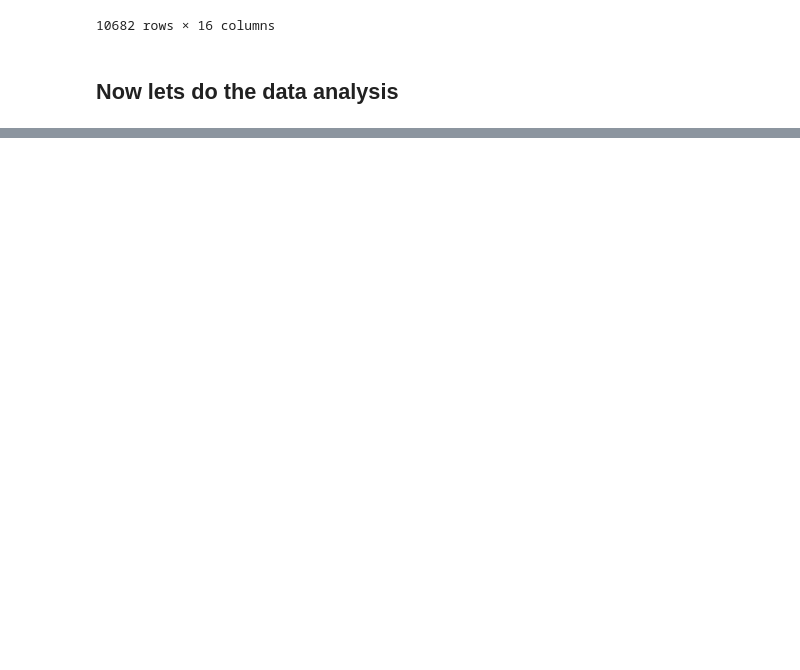
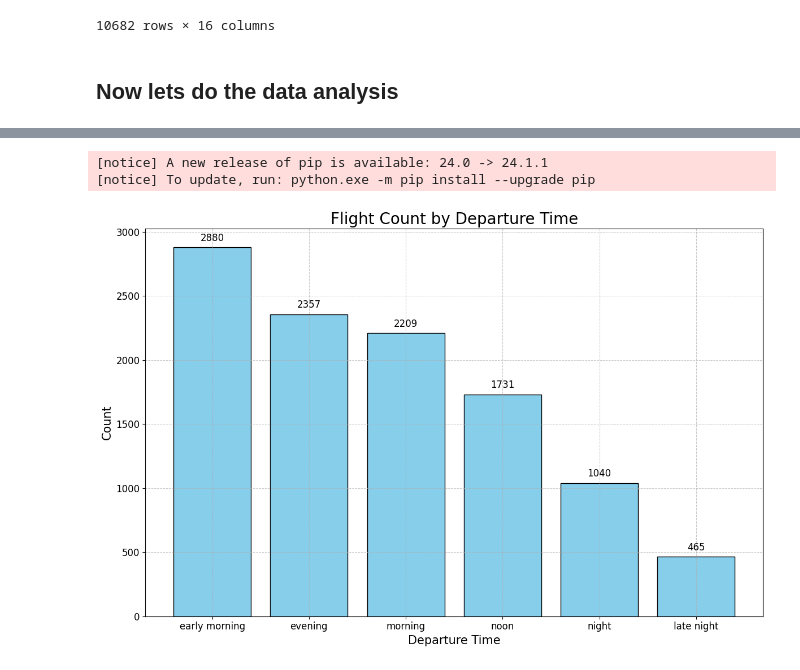
Before and after one commit to reyuvel/Airline_Ticket_Price_Prediction, a Jupyter notebook: DataCleaning/DataClean.ipynb, the cells around one changed output, grey strips where cells are left out. Saved outputs shown, nothing was run; the diff lists cells and outputs as text; code cells hidden in the pictures; blank space fills up the shorter version.

```diff
--- a/DataCleaning/DataClean.ipynb
+++ b/DataCleaning/DataClean.ipynb
@@ -270,0 +323,35 @@ data_cleaned=data_1
+# %%
+#if you want to make the charts more interactive then follow the codes.else just skip it.
+
+%pip install matplotlib mplcursors
+import matplotlib.pyplot as plt
+import mplcursors
+import pandas as pd
+
+# Create the bar chart
+fig, ax = plt.subplots(figsize=(12, 8))
+bars = ax.bar(flightcountplot.index, flightcountplot.values, color='skyblue', edgecolor='black')
+
+# Add title and labels
+ax.set_title('Flight Count by Departure Time', fontsize=20)
+ax.set_xlabel('Departure Time', fontsize=15)
+ax.set_ylabel('Count', fontsize=15)
+ax.grid(True, linestyle='--', alpha=0.7)
+
+# Add data labels
+for bar in bars:
+    yval = bar.get_height()
+    ax.text(bar.get_x() + bar.get_width()/2, yval + 50, int(yval), ha='center', fontsize=12)
+
+# Add hover functionality to display counts
+cursor = mplcursors.cursor(bars, hover=True)
+cursor.connect("add", lambda sel: sel.annotation.set_text(f'Count: {int(sel.target[1])}'))
+
+# Customize ticks and grid
+ax.tick_params(axis='both', which='major', labelsize=12)
+ax.yaxis.grid(True, linestyle='--', linewidth=0.7)
+
+# Show the plot
+plt.tight_layout()
+plt.show()
+# %% [output]
@@ -270,0 +372,3 @@ data_cleaned=data_1
+[notice] A new release of pip is available: 24.0 -> 24.1.1
+[notice] To update, run: python.exe -m pip install --upgrade pip
+[figure, added]
```
Also changed, not shown: parts of 6 cells of this notebook.
